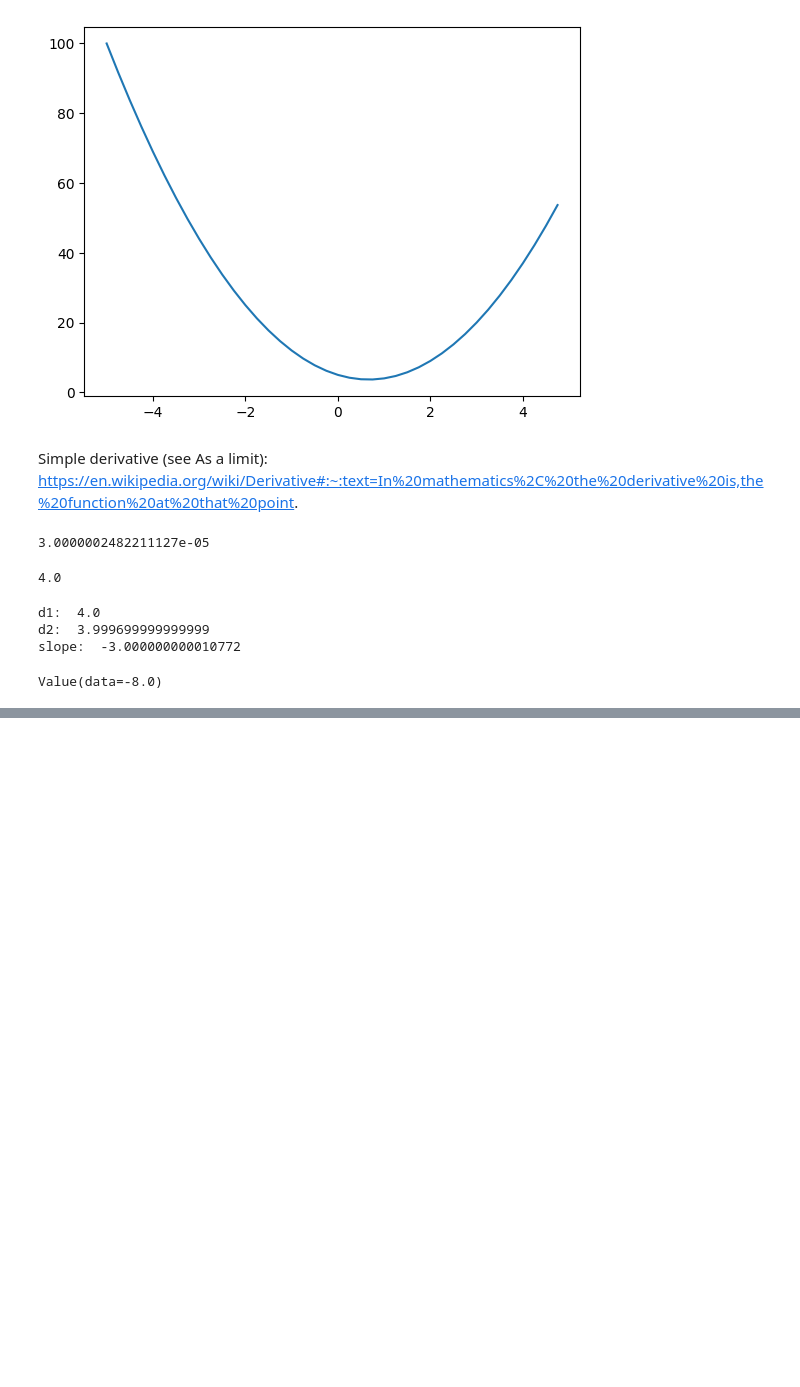
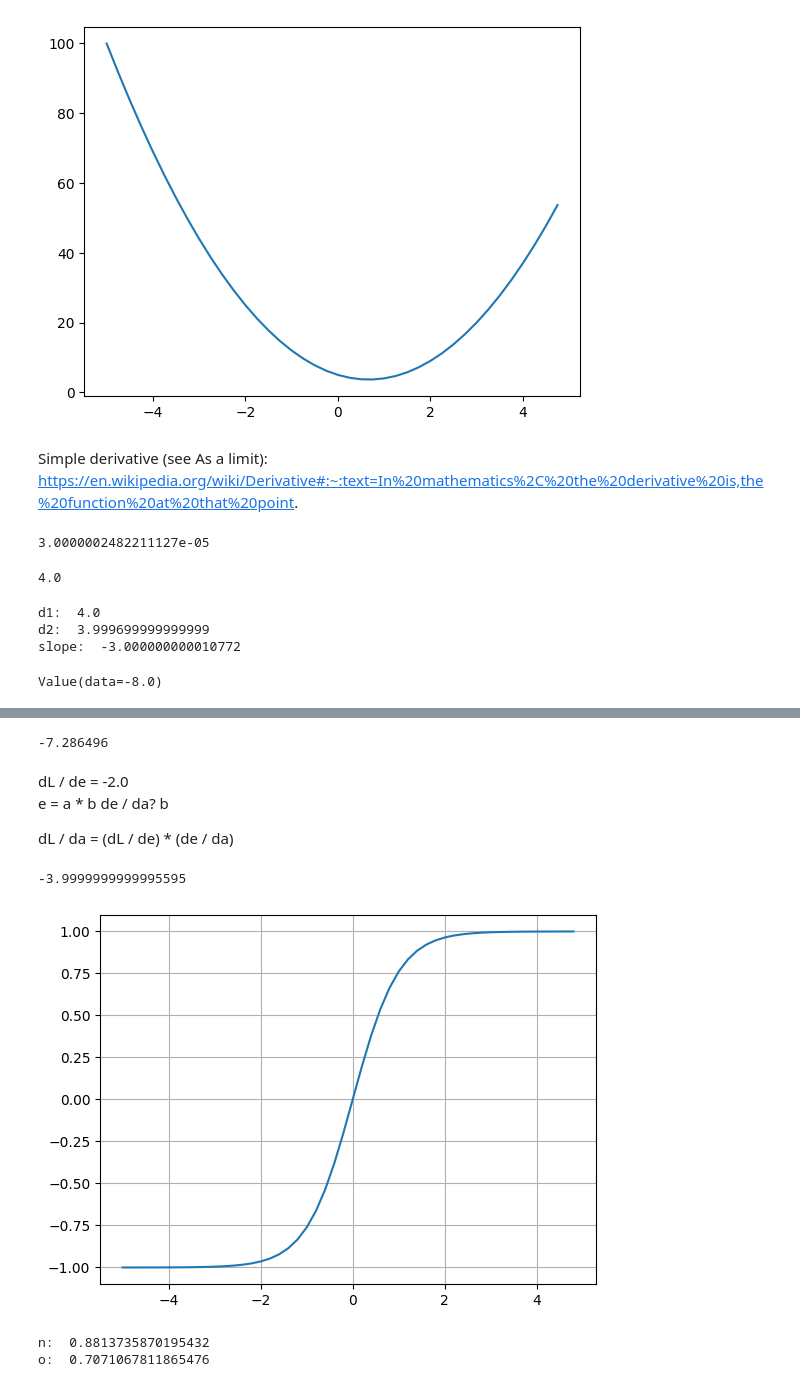
Before and after one commit to Vladlan/andrej_karpathy_courses, a Jupyter notebook: 01_micrograd/lesson.ipynb, the cells around one changed output, grey strips where cells are left out. Drawn from its saved outputs; the diff is of its cells as text; code cells hidden in the pictures; blank space fills up the shorter version.

Commit message:
(micrograd) - add another backpropagation example

```diff
--- a/01_micrograd/lesson.ipynb
+++ b/01_micrograd/lesson.ipynb
@@ -142,3 +181,82 @@ def draw_dot(root):
 draw_dot(L)
 # %% [output]
 [drawing not drawn]
+# %%
+a.data += 0.01 * a.grad
+b.data += 0.01 * b.grad
+c.data += 0.01 * c.grad
+f.data += 0.01 * f.grad
+
+e = a * b
+d = e + c
+L = d * f
+
+print(L.data)
+# %% [output]
+-7.286496
+# %% [markdown]
+dL / de = -2.0
+e = a * b
+de / da? b
+
+
+
+dL / da = (dL / de) * (de / da)
+# %%
+# Just add h to the value (for example, a, b, c, d,e).
+# After calling this function, you will get the derivative for the variable that you added h to
+def lol():
+    h = 0.001
+
+    a = Value(2.0, label='a')
+    b = Value(-3.0, label='b')
+    c = Value(10.0, label='c')
+    e = a*b; e.label = 'e'
+    d = e + c; d.label = 'd'
+    f = Value(-2.0, label='f')
+    L = d * f; L.label
+    L1 = L.data
+
+    a = Value(2.0, label='a')
+    # a.data += h
+    b = Value(-3.0, label='b')
+    b.data += h
+    c = Value(10.0, label='c')
+    e = a*b; e.label = 'e'
+    # e.data += h
+    d = e + c; d.label = 'd'
+    # d.data += h
+    # c.data += h
+    f = Value(-2.0, label='f')
+    L = d * f; L.label = 'L'
+    L2 = L.data
+
+    print((L2 - L1)/h)
+
+lol()
+# %% [output]
+-3.9999999999995595
+# %%
+plt.plot(np.arange(-5,5,0.2), np.tanh(np.arange(-5,5,0.2))); plt.grid();
+# %% [output]
+[figure, added]
+# %%
+# inputs x1,x2
+x1 = Value(2.0, label='x1')
+x2 = Value(0.0, label='x2')
+# weights w1,w2
+w1 = Value(-3.0, label='w1')
+w2 = Value(1.0, label='w2')
+# bias of the neuron
+b = Value(6.8813735870195432, label='b')
+# x1*w1 + x2*w2 + b
+x1w1 = x1*w1; x1w1.label = 'x1*w1'
+x2w2 = x2*w2; x2w2.label = 'x2*w2'
+x1w1x2w2 = x1w1 + x2w2; x1w1x2w2.label = 'x1*w1 + x2*w2'
+n = x1w1x2w2 + b; n.label = 'n'
+print('n: ', n.data)
+o = n.tanh(); o.label = 'o'
+print('o: ', o.data)
+# %% [output]
+n:  0.8813735870195432
+o:  0.7071067811865476
```
Also changed, not shown: parts of 6 cells of this notebook.
